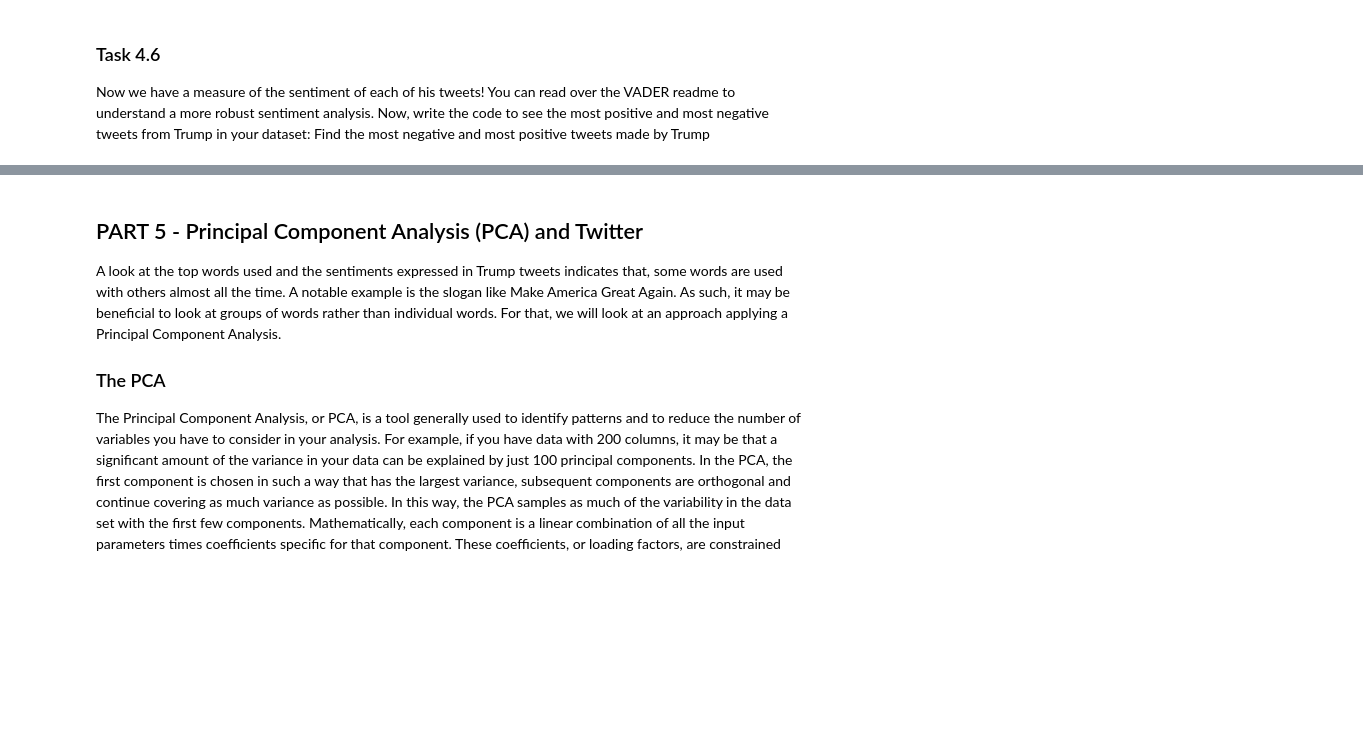
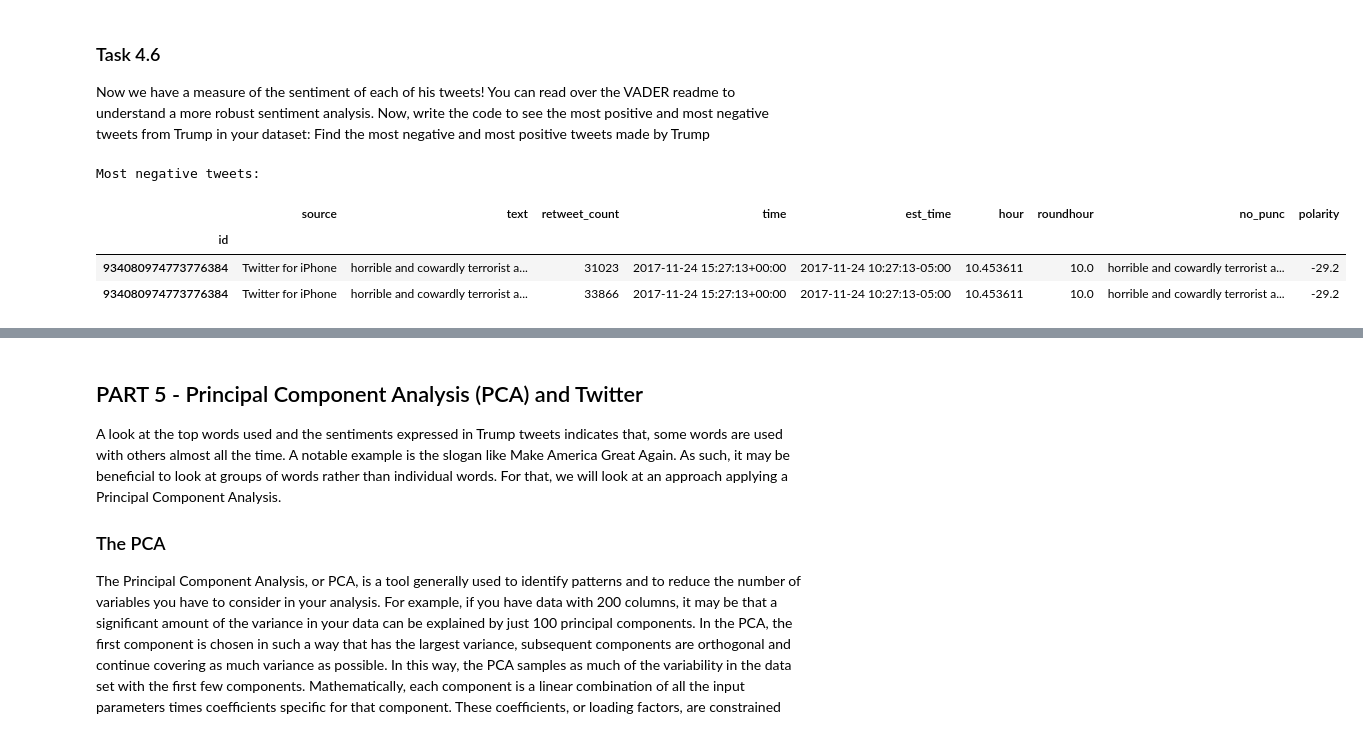
Before and after one commit to azhang2000/Cs439MidSemesterProject, a Jupyter notebook: MidSemester_Project_F21_V1.ipynb, the cells around one changed output, grey strips where cells are left out. Drawn from its saved outputs; the diff is of its cells as text; code cells hidden in the pictures; blank space fills up the shorter version.

```diff
--- a/MidSemester_Project_F21_V1.ipynb
+++ b/MidSemester_Project_F21_V1.ipynb
@@ -762,9 +773,15 @@ Find the most negative and most positive tweets made by Trump
 # %%
 ### BEGIN SOLUTION
 
 print('Most negative tweets:')
-
+df_trump.loc[df_trump['polarity'].idxmin()]
 ### END SOLUTION
+# %% [output]
+Most negative tweets:
+|  | source | text | retweet_count | time | est_time | hour | roundhour | no_punc | polarity |
+| id |  |  |  |  |  |  |  |  |  |
+| 934080974773776384 | Twitter for iPhone | horrible and cowardly terrorist a... | 31023 | 2017-11-24 15:27:13+00:00 | 2017-11-24 10:27:13-05:00 | 10.453611 | 10.0 | horrible and cowardly terrorist a... | -29.2 |
+| 934080974773776384 | Twitter for iPhone | horrible and cowardly terrorist a... | 33866 | 2017-11-24 15:27:13+00:00 | 2017-11-24 10:27:13-05:00 | 10.453611 | 10.0 | horrible and cowardly terrorist a... | -29.2 |
 # %%
 ### BEGIN SOLUTION
 
```
Also changed, not shown: parts of 12 cells of this notebook.
